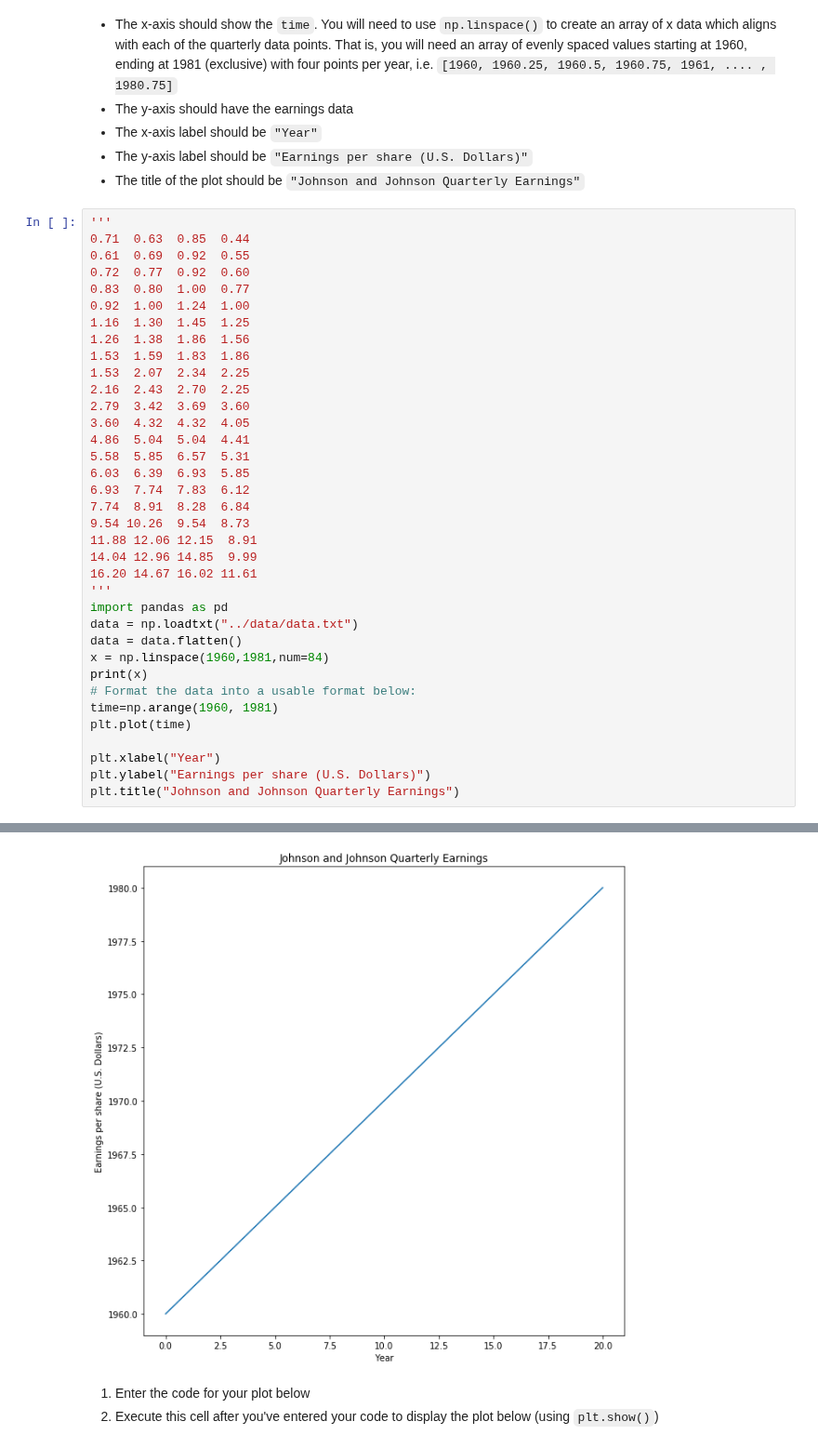
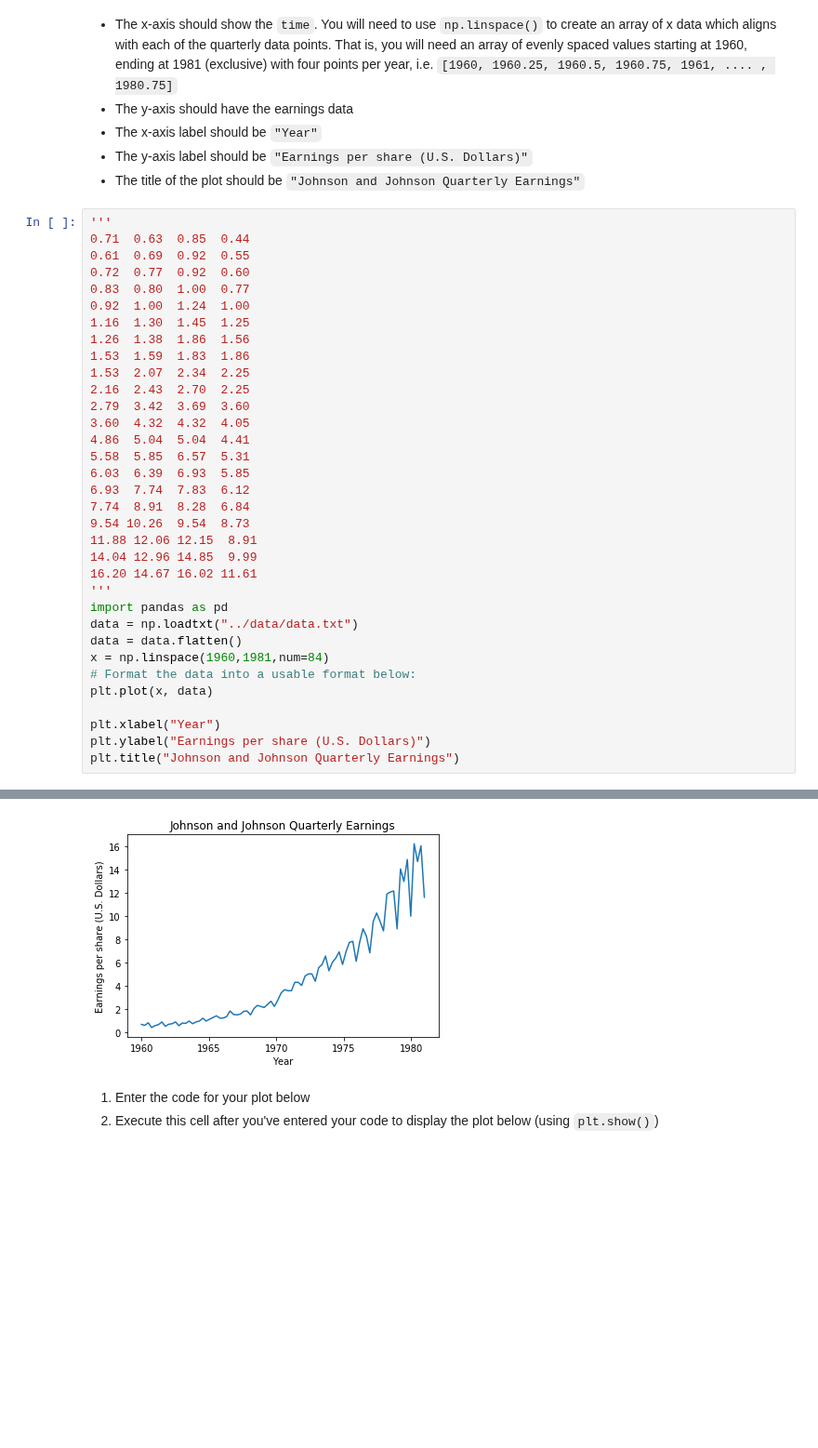
Before and after one commit to zcc33/ds-precourse-scatterplots, a Jupyter notebook: notebooks/scatterplot_challenges.ipynb, the cells around one changed output, grey strips where cells are left out. Shown at 93% size. Saved outputs shown, nothing was run; the diff lists cells and outputs as text; blank space fills up the shorter version.

```diff
--- a/notebooks/scatterplot_challenges.ipynb
+++ b/notebooks/scatterplot_challenges.ipynb
@@ -144,10 +144,8 @@ import pandas as pd
 data = np.loadtxt("../data/data.txt")
 data = data.flatten()
 x = np.linspace(1960,1981,num=84)
-print(x)
 # Format the data into a usable format below:
-time=np.arange(1960, 1981)
-plt.plot(time)
+plt.plot(x, data)
 
 plt.xlabel("Year")
 plt.ylabel("Earnings per share (U.S. Dollars)")
@@ -174,4 +155,4 @@ Text(0.5, 1.0, 'Johnson and Johnson Quarterly Earnings')
-[figure, old version]
+[figure, new version]
 # %% [markdown]
 1. Enter the code for your plot below
 2. Execute this cell after you've entered your code to display
```
Also changed, not shown: parts of 5 cells of this notebook, 3 other files.
